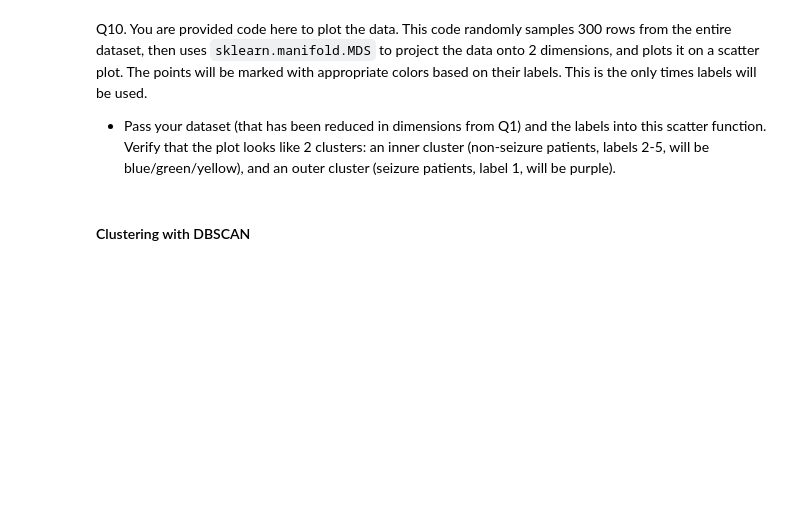
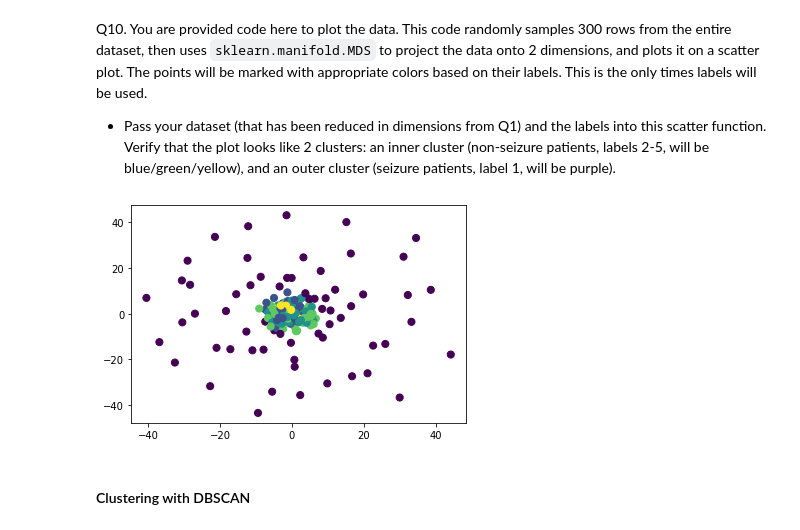
Before and after one commit to Tushar1729-k/clustering, a Jupyter notebook: HW4_Clustering.ipynb, the cells around one changed output. Cells and saved outputs as stored; diff of their text form; code cells hidden in the pictures; blank space fills up the shorter version.

```diff
--- a/HW4_Clustering.ipynb
+++ b/HW4_Clustering.ipynb
@@ -370,19 +368,22 @@ Q10. You are provided code here to plot the data. This code randomly samples 300
 # %%
 # do not change this plotting function!
 def scatter(data, labels, numPoints = 300):
 
     numEntries = data.shape[0]
     start = random.randint(0, numEntries - numPoints)
     end = start + numPoints
     data = data.iloc[start:end, :]
     labels = labels.iloc[start:end]
 
     mds = MDS(n_components=2)
     mds_data = mds.fit_transform(data.iloc[:, :-1])
     plt.scatter(mds_data[:, 0], mds_data[:, 1], c=labels, s=50)
     plt.show()
 
 # your code goes here
+scatter(data, labels)
+# %% [output]
+[figure, added]
 # %% [markdown]
 #### Clustering with DBSCAN
 # %% [markdown]
```
Also changed, not shown: parts of 3 cells of this notebook.
